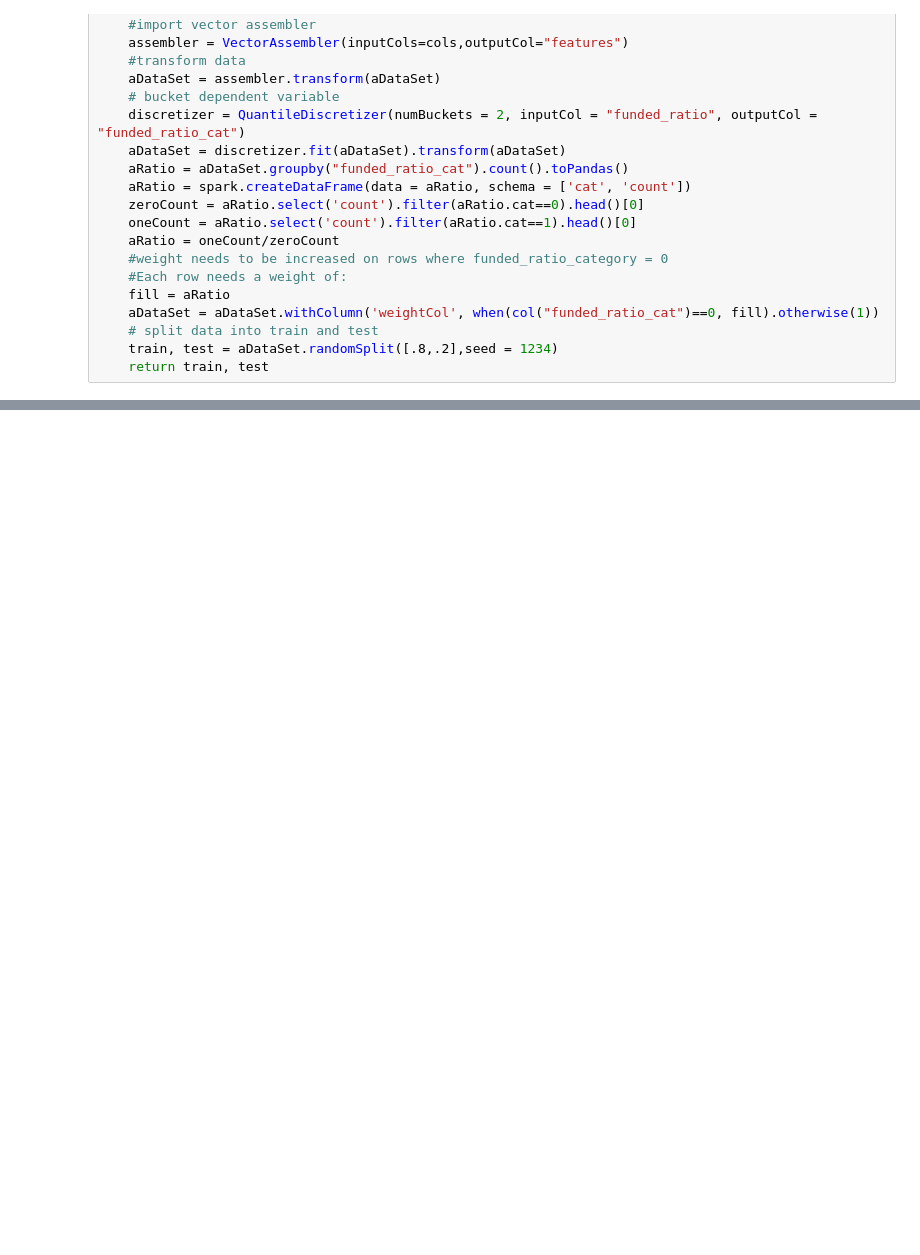
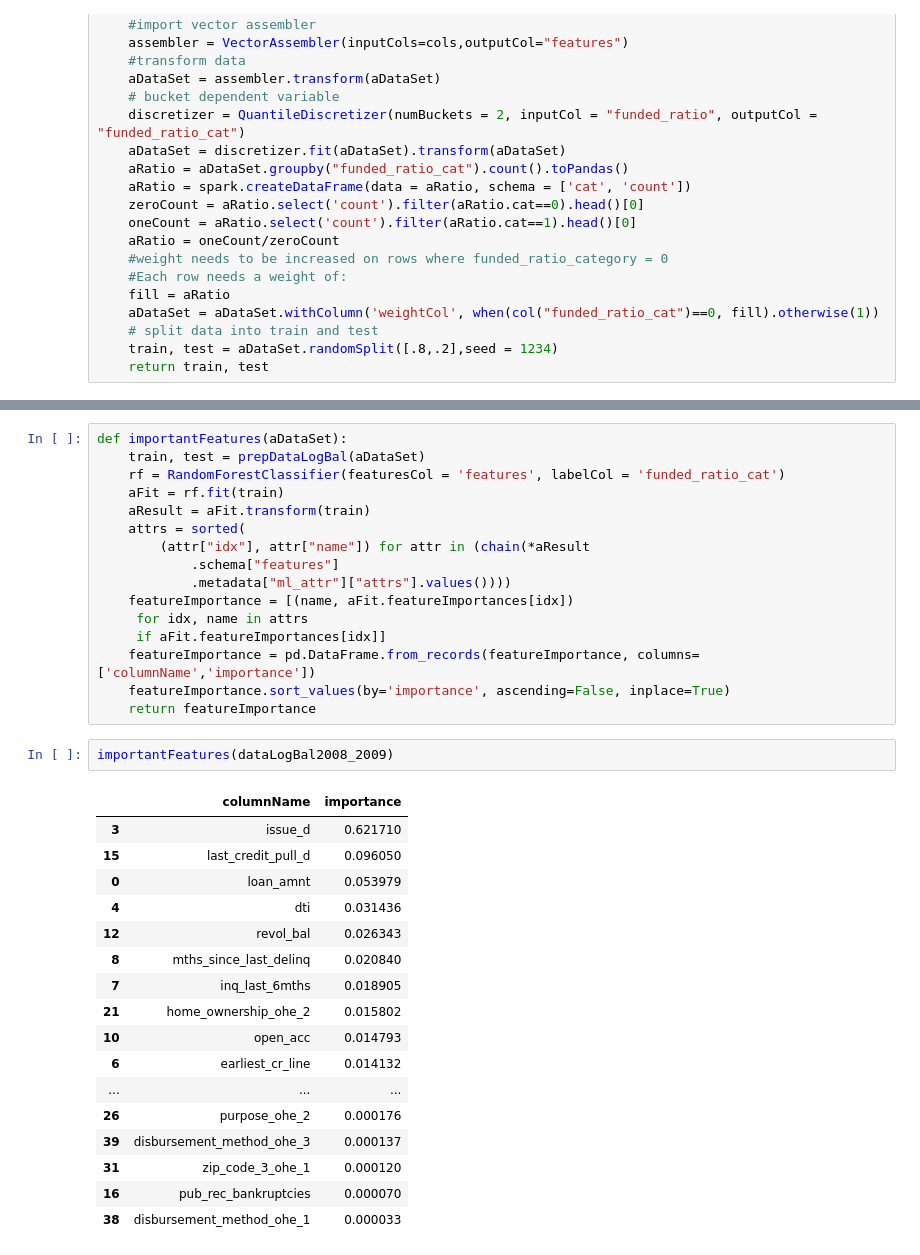
Before and after one commit to bushnej/bdcp, a Jupyter notebook: BDCP_Spring2019.ipynb, the cells around one changed output, grey strips where cells are left out. Saved outputs shown, nothing was run; the diff lists cells and outputs as text; blank space fills up the shorter version.

```diff
--- a/BDCP_Spring2019.ipynb
+++ b/BDCP_Spring2019.ipynb
@@ -533,0 +535,36 @@ Test F1 0.2864177836347558
+# %%
+def importantFeatures(aDataSet):
+    train, test = prepDataLogBal(aDataSet)
+    rf = RandomForestClassifier(featuresCol = 'features', labelCol = 'funded_ratio_cat')
+    aFit = rf.fit(train)
+    aResult = aFit.transform(train)
+    attrs = sorted(
+        (attr["idx"], attr["name"]) for attr in (chain(*aResult
+            .schema["features"]
+            .metadata["ml_attr"]["attrs"].values())))
+    featureImportance = [(name, aFit.featureImportances[idx])
+     for idx, name in attrs
+     if aFit.featureImportances[idx]]
+    featureImportance = pd.DataFrame.from_records(featureImportance, columns=['columnName','importance'])
+    featureImportance.sort_values(by='importance', ascending=False, inplace=True)
+    return featureImportance
+# %%
+importantFeatures(dataLogBal2008_2009)
+# %% [output]
+|  | columnName | importance |
+| 3 | issue_d | 0.621710 |
+| 15 | last_credit_pull_d | 0.096050 |
+| 0 | loan_amnt | 0.053979 |
+| 4 | dti | 0.031436 |
+| 12 | revol_bal | 0.026343 |
+| 8 | mths_since_last_delinq | 0.020840 |
+| 7 | inq_last_6mths | 0.018905 |
+| 21 | home_ownership_ohe_2 | 0.015802 |
+| 10 | open_acc | 0.014793 |
+| 6 | earliest_cr_line | 0.014132 |
+| ... | ... | ... |
+| 26 | purpose_ohe_2 | 0.000176 |
+| 39 | disbursement_method_ohe_3 | 0.000137 |
+| 31 | zip_code_3_ohe_1 | 0.000120 |
+| 16 | pub_rec_bankruptcies | 0.000070 |
+| 38 | disbursement_method_ohe_1 | 0.000033 |
```
Also changed, not shown: parts of 15 cells of this notebook.
